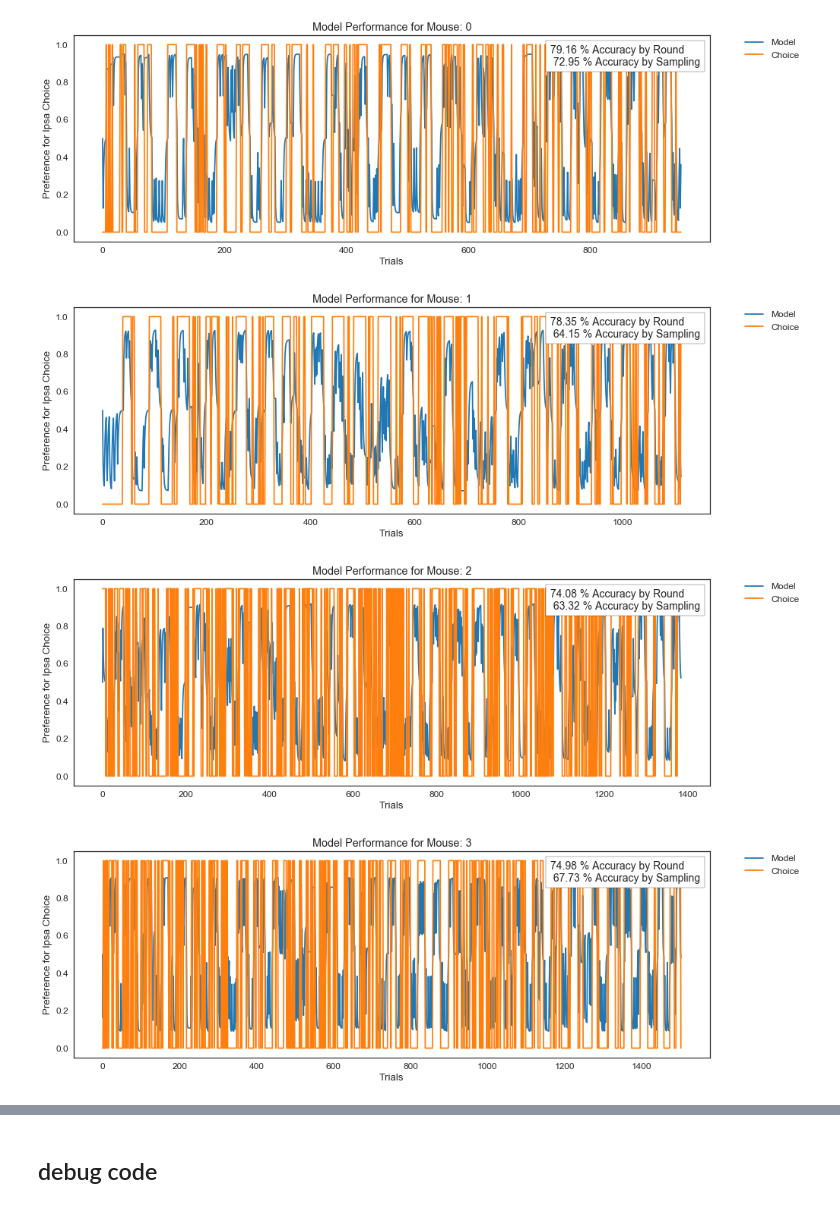
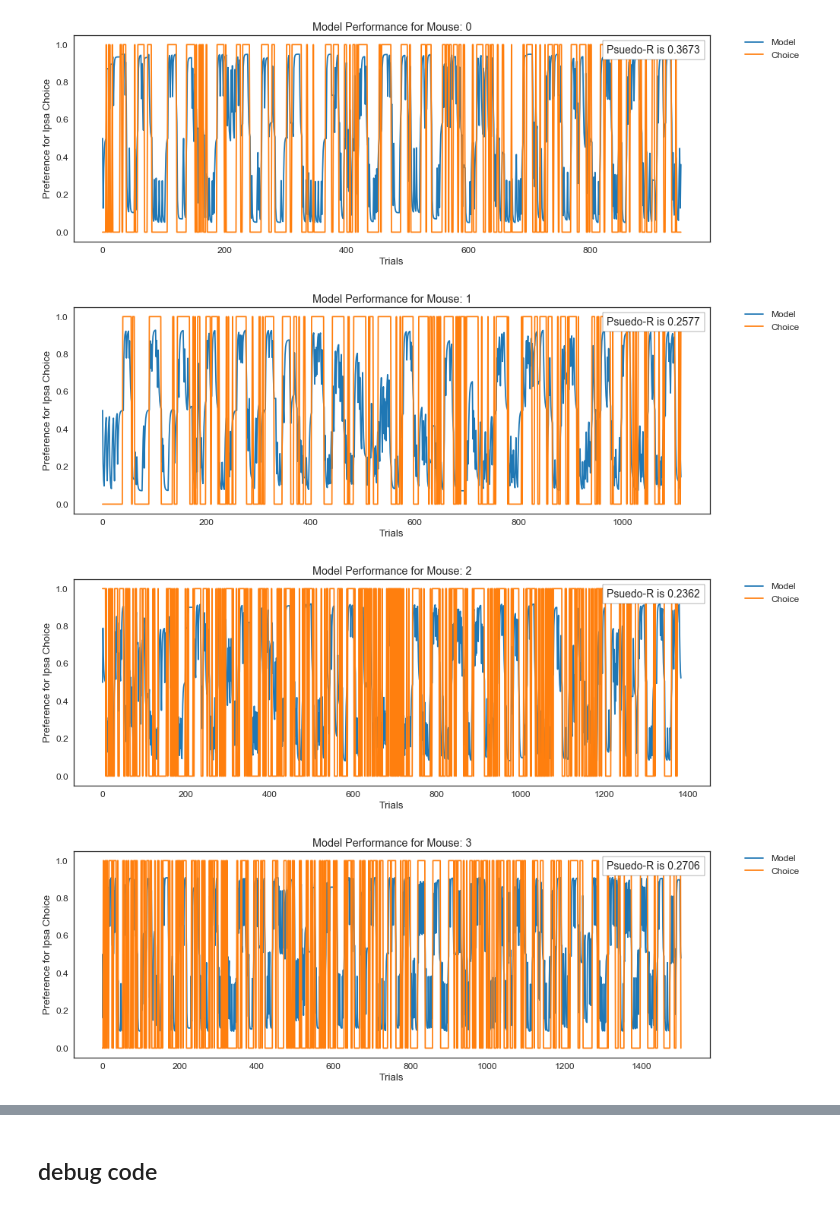
Before and after one commit to rachelstephlee/qlearning, a Jupyter notebook: BehavioralFit2.ipynb, the cells around one changed output, grey strips where cells are left out. Saved outputs shown, nothing was run; the diff lists cells and outputs as text; code cells hidden in the pictures.

```diff
--- a/BehavioralFit2.ipynb
+++ b/BehavioralFit2.ipynb
@@ -90,7 +90,7 @@ for mouse_id in np.unique(data['MouseID']):
         else:
             reward = 0
 
-        data_t.append([ mouse_id, t_i, action, reward, t, trial_end]) #  lever_press])
+        data_t.append([ mouse_id - 1, t_i, action, reward, t, trial_end]) #  lever_press])
 # %%
 df_trials = pd.DataFrame(data_t, columns = ('MouseID', 'Trial', 'Action', 'Reward', 'TrialStart', 'TrialEnd')) # , 'LeverPress'))
 df_trials['TrialLen'] = df_trials['TrialEnd'] - df_trials['TrialStart']
@@ -268,3 +245,26 @@ lp__       -5582.124191 -5579.676307 -5575.680251  1218.0  1.000369
+# %%
+# calculating the pseudo R^2, as defined as:
+# psuedo_r = 1 - log(L_c) / log(L_null)
+# for L_null, we will define as: sum(log(total_ipsi/total_trials)) + sum(log(total_contra/total_trials))
+
+psuedo_r = []
+for s in np.arange(NS):
+
+    data_small = df_trials[df_trials['MouseID'] == s]
+    num_ipsa_i = len(data_small[data_small['Action'] == "Ips"])
+    num_contra_i = len(data_small[data_small['Action'] == "Con"])
+
+    log_L_null = np.log(0.5) * NT_all[s]
+#     (np.log(num_ipsa_i/NT_all[s])) * num_ipsa_i + (np.log(num_contra_i/NT_all[s])) * num_contra_i
+
+    log_L_c = sum(np.log(_prob_choice[s, :NT_all[s]]))
+
+
+    psuedo_r.append(1 - (log_L_c / log_L_null))
+
+
+# psuedo-r needs 1. 0.5 until I get the b0 in
+# the prob_ipsa should be prob_choice, not prob_ipsa
 # %%
 for s in np.arange(NS):
     plt.hist(extract['betas'][:,s], 100, alpha = 0.8, label = 'Mouse {:d}'.format(s))
@@ -277,6 +277,6 @@ plt.title('Beta Distributions for Each Subject')
 # %%
 for s in np.arange(NS):
-    plt.hist(phi_approx(extract['alphas'][:,s]), 100, alpha = 0.7, label = 'Mouse {:d}'.format(s))
+    plt.hist(phi_approx(extract['alphas'][:,s]), 100, alpha = 0., label = 'Mouse {:d}'.format(s))
 
 
 plt.legend(bbox_to_anchor=(1.05, 1), loc=2, borderaxespad=0.)
@@ -286,0 +287,14 @@ plt.title('Alpha Distributions for Each Subject')
+# %%
+alphas = extract['alphas']
+betas = extract['betas']
+g = sns.JointGrid("total_bill", "tip", tips) # FIX THIS
+
+for s in np.arange(NS):
+
+    sns.kdeplot(alphas[:,s], ax=g.ax_marg_x, legend=False)
+    sns.kdeplot(betas[:,s], ax=g.ax_marg_y, vertical=True, legend = False)
+    g.ax_joint.plot(alphas[:,s], betas[:,s], 'o', ms=5, alpha = 0.8, label = 'Mouse {:d}'.format(s))
+
+plt.xlabel('alphas')
+plt.ylabel('betas')
+g.ax_joint.legend(bbox_to_anchor=(1.05, 1), loc=2, borderaxespad=0.)
@@ -287,28 +317,28 @@ plt.title('Alpha Distributions for Each Subject')
 # %%
 
 for s in np.arange(NS):
 
     fig = plt.figure(figsize= (15, 5))
     plt.plot(np.mean(prob_ipsa[:, s,:NT_all[s]], axis = 0), label = 'Model')
 #     plt.plot(_Q_i[s, :NT_all[s]], label = 'Q_ipsa')
 #     plt.plot(_Q_c[s, :NT_all[s]], label = 'Q_contra')
     plt.plot(c[s,:NT_all[s]], label = 'Choice')
     plt.legend(bbox_to_anchor=(1.05, 1), loc=2, borderaxespad=0.)
 
     plt.xlabel('Trials')
     plt.ylabel('Preference for Ipsa Choice')
     plt.title('Model Performance for Mouse: {:d}'.format(s))
-    p_corr = AnchoredText('{:.2f} % Accuracy by Round \n {:.2f} % Accuracy by Sampling'
-                          .format(corr_rate[s] * 100, corr_rate2[s] * 100),
+    p_corr = AnchoredText('Psuedo-R is {:.4f}'
+                          .format(psuedo_r[s]),
                       prop=dict(size=14), frameon=True,
                       loc=1,
                       )
 
     axes = plt.gca()
     axes.add_artist(p_corr)
     plt.savefig('data/plots/{:d}_model_perf.png'.format(s))
 # %% [output]
-[figure, old version]
+[figure, new version]
-[figure, old version]
+[figure, new version]
-[figure, old version]
+[figure, new version]
-[figure, old version]
+[figure, new version]
```
Also changed, not shown: parts of 22 cells of this notebook, 3 other files.
